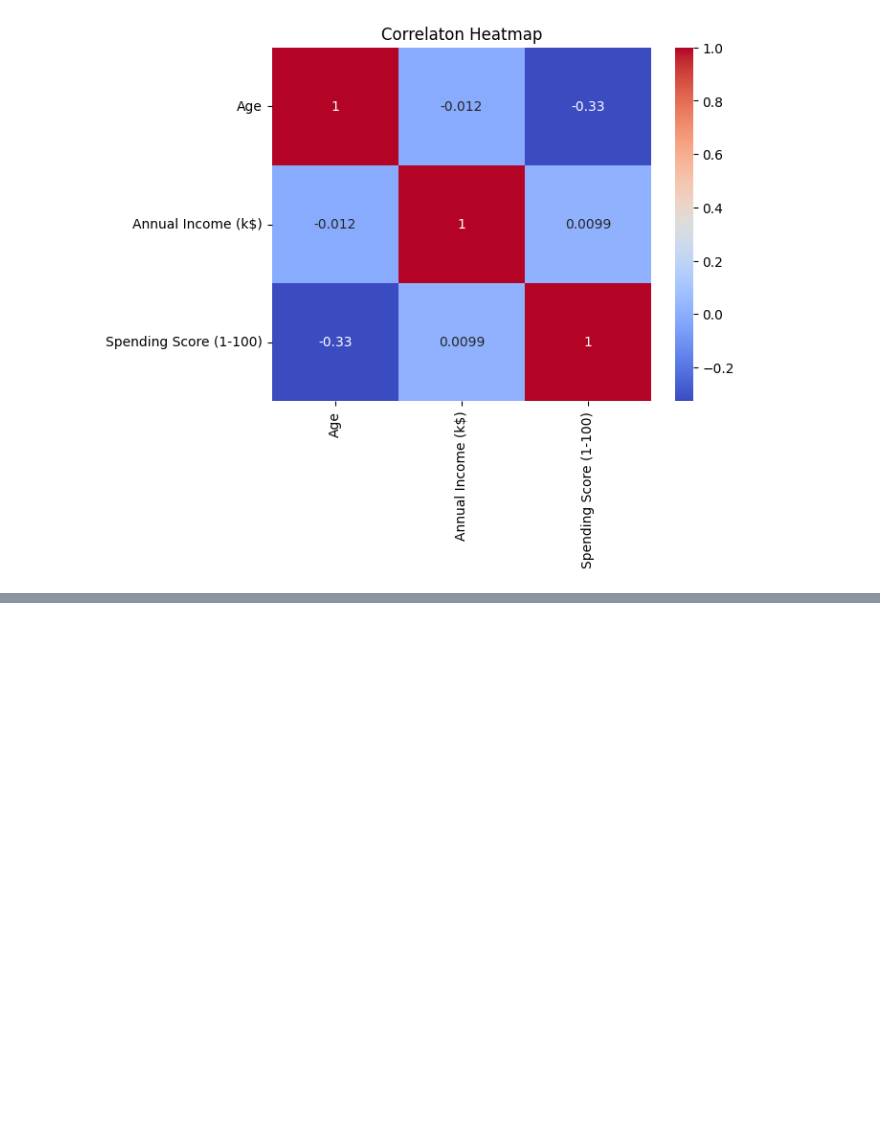
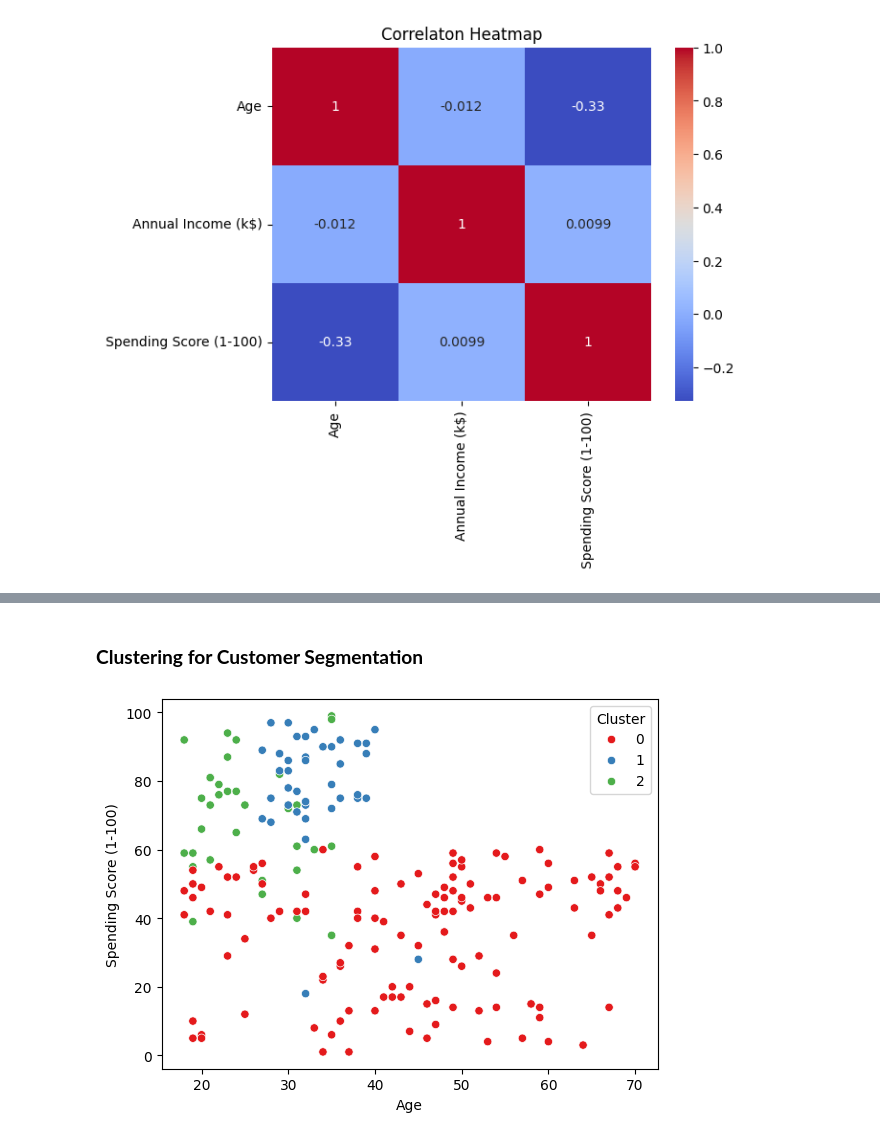
Before and after one commit to tanmoychakraborty00001-a11y/data-science-learning, a Jupyter notebook: Projects/Projects01_Data-Science/DS_Mini-Projects/MP02_CustomerBehaviour_EDA/MP02_CustomerBehaviour_EDA.ipynb, the cells around one changed output, grey strips where cells are left out. Saved outputs shown, nothing was run; the diff lists cells and outputs as text; code cells hidden in the pictures; blank space fills up the shorter version.

```diff
--- a/Projects/Projects01_Data-Science/DS_Mini-Projects/MP02_CustomerBehaviour_EDA/MP02_CustomerBehaviour_EDA.ipynb
+++ b/Projects/Projects01_Data-Science/DS_Mini-Projects/MP02_CustomerBehaviour_EDA/MP02_CustomerBehaviour_EDA.ipynb
@@ -128,0 +143,11 @@ plt.show()
+# %% [markdown]
+### **Clustering for Customer Segmentation**
+# %%
+from sklearn.cluster import KMeans
+X = df[['Age', 'Annual Income (k$)', 'Spending Score (1-100)']]
+kmeans = KMeans(n_clusters=3, random_state=42)
+df['Cluster'] = kmeans.fit_predict(X)
+sns.scatterplot(x='Age', y='Spending Score (1-100)', hue='Cluster', data=df, palette='Set1')
+plt.show()
+# %% [output]
+[figure, added]
```
Also changed, not shown: parts of 4 cells of this notebook.
